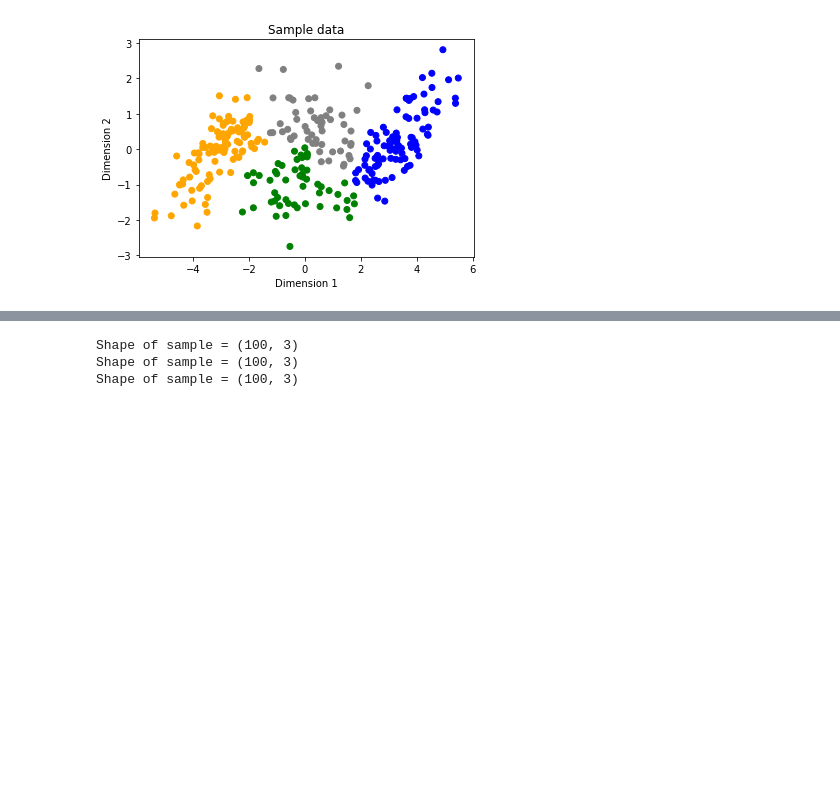
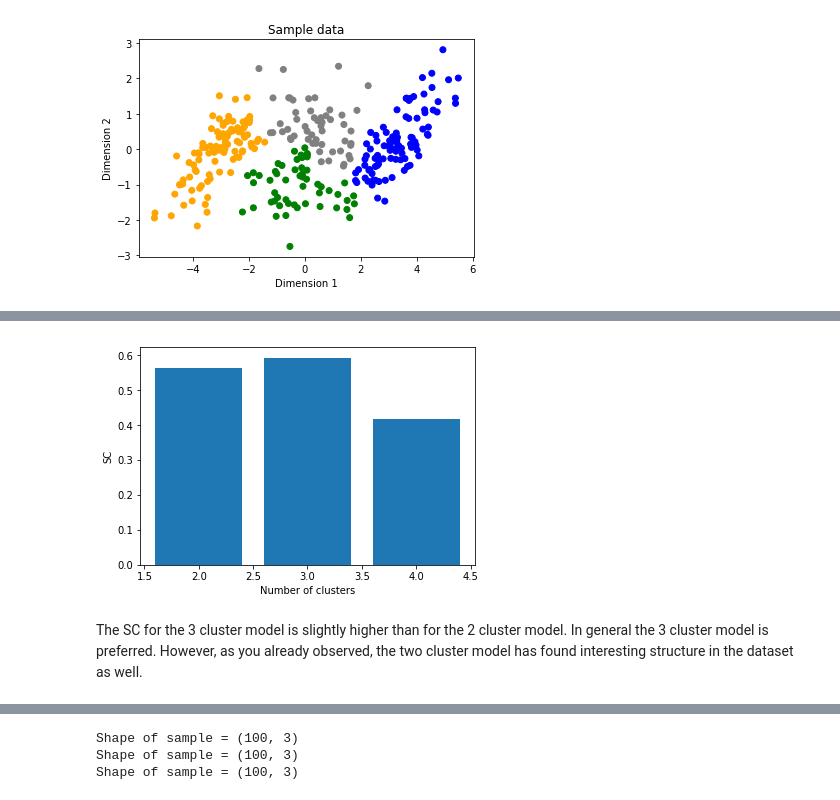
Before and after one commit to syslin/-MicrosoftLearning-Principles-of-Machine-Learning-Python, a Jupyter notebook: Module7/IntroToUnsupervisedLearning.ipynb, the cells around one changed output, grey strips where cells are left out. Cells and saved outputs as stored; diff of their text form; code cells hidden in the pictures; blank space fills up the shorter version.

```diff
--- a/Module7/IntroToUnsupervisedLearning.ipynb
+++ b/Module7/IntroToUnsupervisedLearning.ipynb
@@ -95,3 +156,3 @@ plot_clusters(sample, assignments)
 # %%
-aglomerative = AgglomerativeClustering(n_clusters=3)
-assignments_ag = aglomerative.fit_predict(sample[:,0:2])
+agglomerative_3 = AgglomerativeClustering(n_clusters=3)
+assignments_ag3 = agglomerative_3.fit_predict(sample[:,0:2])
@@ -108,6 +179,6 @@ plot_clusters(sample, assignments_km2)
 # %%
-aglomerative_2 = AgglomerativeClustering(n_clusters=2)
-assignments_ag2 = aglomerative_2.fit_predict(sample[:,0:2])
+agglomerative_2 = AgglomerativeClustering(n_clusters=2)
+assignments_ag2 = agglomerative_2.fit_predict(sample[:,0:2])
 plot_clusters(sample, assignments_ag2)
 # %% [output]
 [figure]
@@ -120,6 +199,6 @@ plot_clusters(sample, assignments_km4)
 # %%
-aglomerative_4 = AgglomerativeClustering(n_clusters=4)
-assignments_ag4 = aglomerative_4.fit_predict(sample[:,0:2])
+agglomerative_4 = AgglomerativeClustering(n_clusters=4)
+assignments_ag4 = agglomerative_4.fit_predict(sample[:,0:2])
 plot_clusters(sample, assignments_ag4)
 # %% [output]
 [figure]
@@ -125,0 +319,7 @@ plot_clusters(sample, assignments_ag4)
+# %%
+assignment_list = [assignments_ag2, assignments_ag3, assignments_ag4]
+plot_sillohette(sample, assignment_list)
+# %% [output]
+[figure, added]
+# %% [markdown]
+The SC for the 3 cluster model is slightly higher than for the 2 cluster model. In general the 3 cluster model is preferred. However, as you already observed, the two cluster model has found interesting structure in the dataset as well.
```
Also changed, not shown: parts of 44 cells of this notebook.
